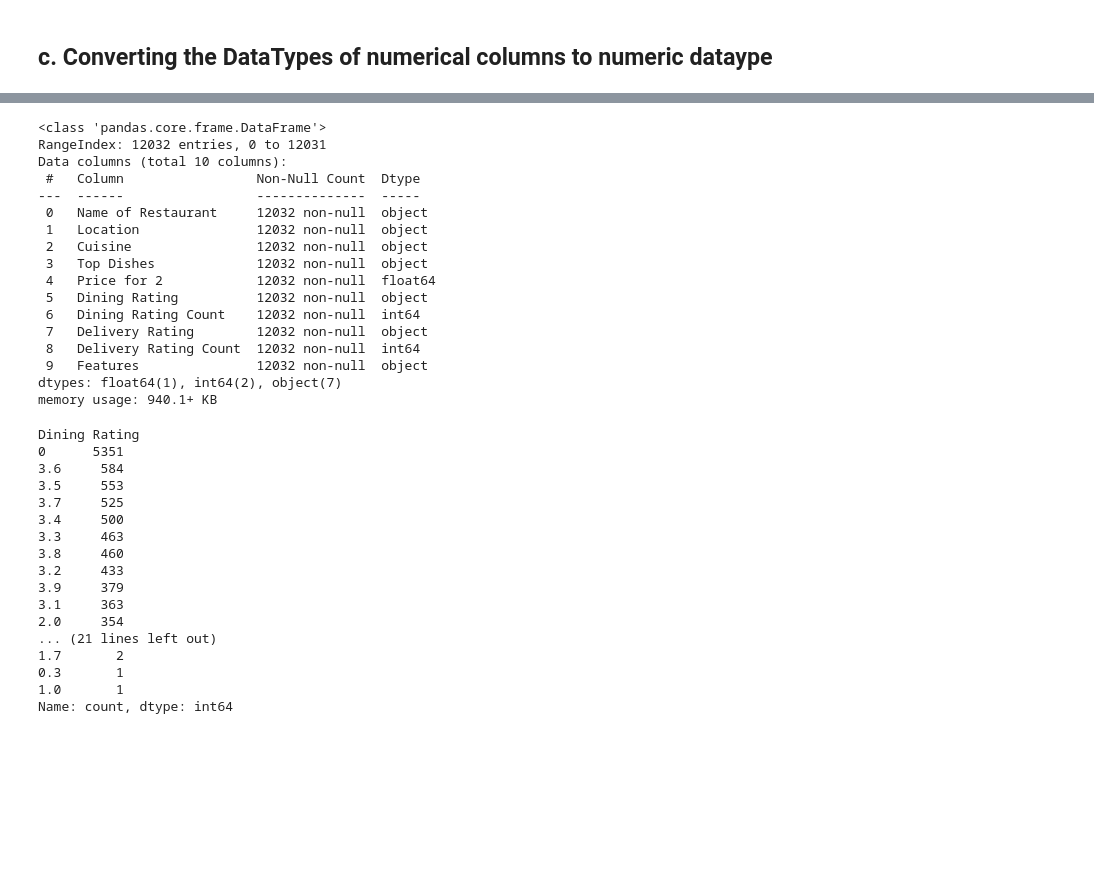
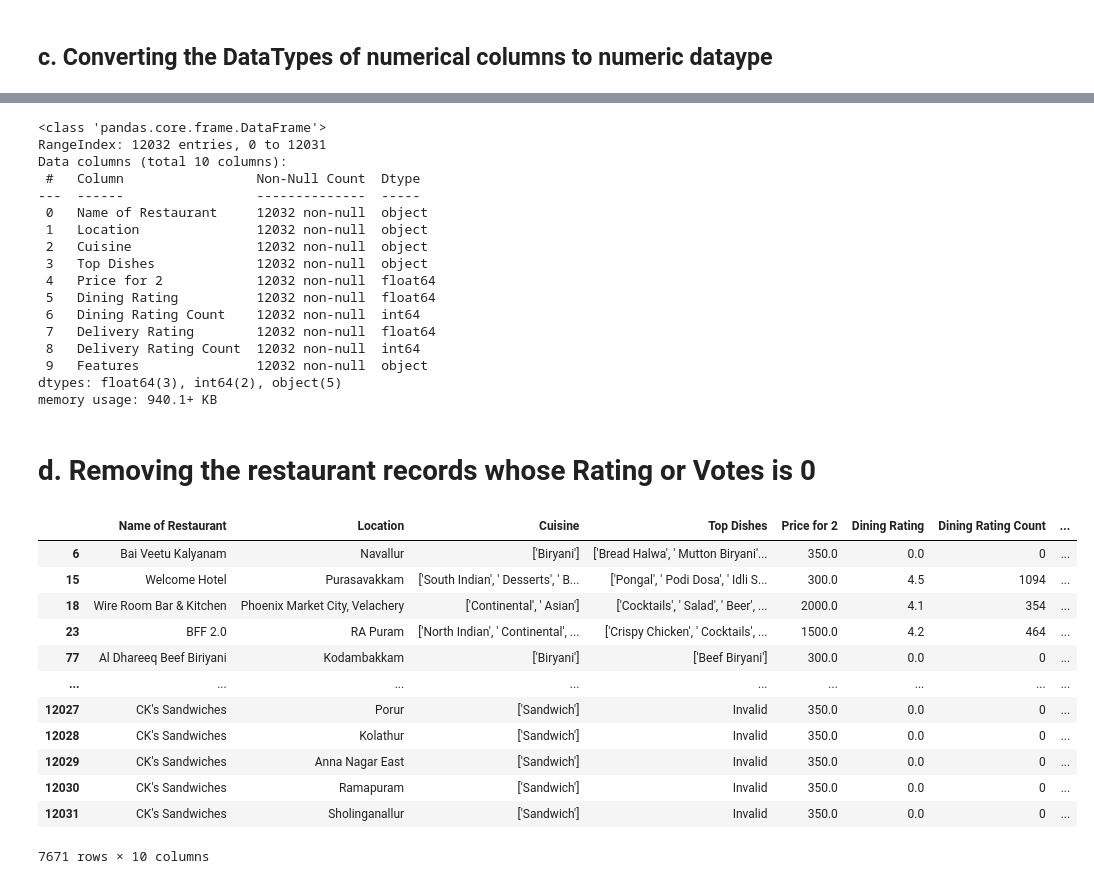
Before and after one commit to InfantArchana/Data_Visualization, a Jupyter notebook: Zomato Dataset Chennai.ipynb, the cells around one changed output, grey strips where cells are left out. Saved outputs shown, nothing was run; the diff lists cells and outputs as text; code cells hidden in the pictures; blank space fills up the shorter version.

```diff
--- a/Zomato Dataset Chennai.ipynb
+++ b/Zomato Dataset Chennai.ipynb
@@ -106,7 +106,7 @@ dtype: int64
 # %%
 # Replacing the null records with NA
 
-raw_df = raw_df.fillna('0')
+raw_df = raw_df.fillna(0)
 # %%
 # Confirming all the null records are replaced
 
@@ -187,30 +187,34 @@ Data columns (total 10 columns):
  2   Cuisine                12032 non-null  object
  3   Top Dishes             12032 non-null  object
  4   Price for 2            12032 non-null  float64
- 5   Dining Rating          12032 non-null  object
+ 5   Dining Rating          12032 non-null  float64
  6   Dining Rating Count    12032 non-null  int64
- 7   Delivery Rating        12032 non-null  object
+ 7   Delivery Rating        12032 non-null  float64
  8   Delivery Rating Count  12032 non-null  int64
  9   Features               12032 non-null  object
-dtypes: float64(1), int64(2), object(7)
+dtypes: float64(3), int64(2), object(5)
 memory usage: 940.1+ KB
-# %%
-raw_df['Dining Rating'].value_counts()
-# %% [output]
-Dining Rating
-0      5351
-3.6     584
-3.5     553
-3.7     525
-3.4     500
-3.3     463
-3.8     460
-3.2     433
-3.9     379
-3.1     363
-2.0     354
-... (21 lines left out)
-1.7       2
-0.3       1
-1.0       1
-Name: count, dtype: int64
+# %% [markdown]
+# d. Removing the restaurant records whose Rating or Votes is 0
+# %%
+# Finding those restaurant which has 0 Rating or Votes
+
+useless_data = ((raw_df['Dining Rating'] == 0.0) |
+                (raw_df['Dining Rating Count'] == 0) |
+                (raw_df['Delivery Rating'] == 0.0) |
+                (raw_df['Delivery Rating Count'] == 0))
+raw_df[useless_data]
+# %% [output]
+|  | Name of Restaurant | Location | Cuisine | Top Dishes | Price for 2 | Dining Rating | Dining Rating Count | ... |
+| 6 | Bai Veetu Kalyanam | Navallur | ['Biryani'] | ['Bread Halwa', ' Mutton Biryani'... | 350.0 | 0.0 | 0 | ... |
+| 15 | Welcome Hotel | Purasavakkam | ['South Indian', ' Desserts', ' B... | ['Pongal', ' Podi Dosa', ' Idli S... | 300.0 | 4.5 | 1094 | ... |
+| 18 | Wire Room Bar & Kitchen | Phoenix Market City, Velachery | ['Continental', ' Asian'] | ['Cocktails', ' Salad', ' Beer', ... | 2000.0 | 4.1 | 354 | ... |
+| 23 | BFF 2.0 | RA Puram | ['North Indian', ' Continental', ... | ['Crispy Chicken', ' Cocktails', ... | 1500.0 | 4.2 | 464 | ... |
+| 77 | Al Dhareeq Beef Biriyani | Kodambakkam | ['Biryani'] | ['Beef Biryani'] | 300.0 | 0.0 | 0 | ... |
+| ... | ... | ... | ... | ... | ... | ... | ... | ... |
+| 12027 | CK's Sandwiches | Porur | ['Sandwich'] | Invalid | 350.0 | 0.0 | 0 | ... |
+| 12028 | CK's Sandwiches | Kolathur | ['Sandwich'] | Invalid | 350.0 | 0.0 | 0 | ... |
+| 12029 | CK's Sandwiches | Anna Nagar East | ['Sandwich'] | Invalid | 350.0 | 0.0 | 0 | ... |
+| 12030 | CK's Sandwiches | Ramapuram | ['Sandwich'] | Invalid | 350.0 | 0.0 | 0 | ... |
+| 12031 | CK's Sandwiches | Sholinganallur | ['Sandwich'] | Invalid | 350.0 | 0.0 | 0 | ... |
+7671 rows × 10 columns
```
Also changed, not shown: parts of 46 cells of this notebook.
